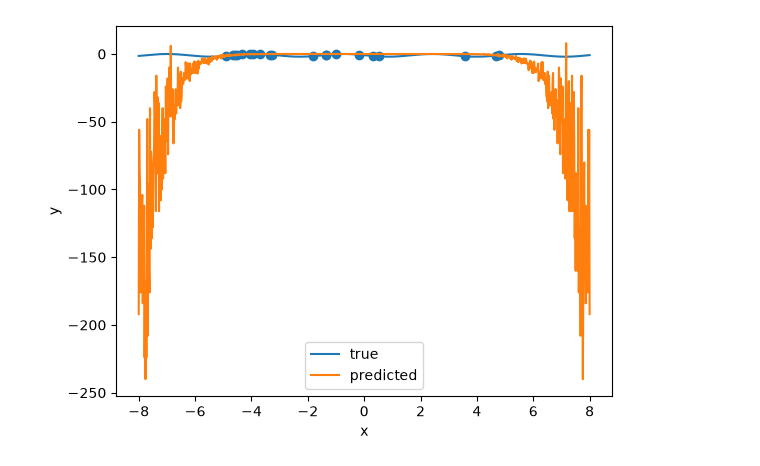
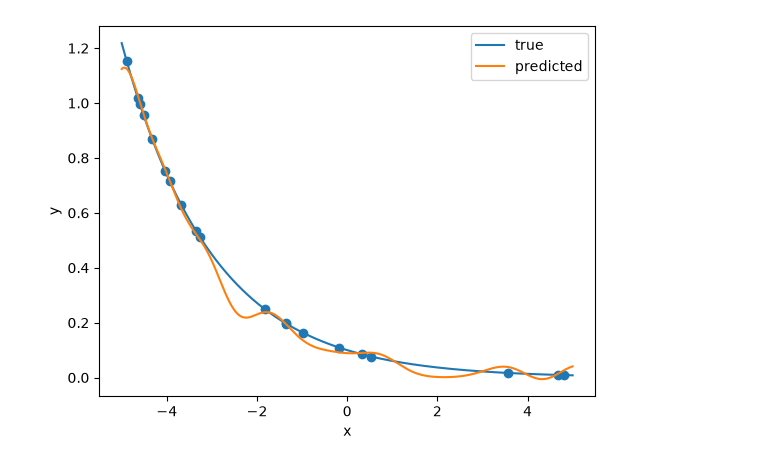
Before and after one commit to mariette03/machine_learning_cc, a Jupyter notebook: Assignment1_Code.ipynb, the cells around one changed output. Cells and saved outputs as stored; diff of their text form; code cells hidden in the pictures.

```diff
--- a/Assignment1_Code.ipynb
+++ b/Assignment1_Code.ipynb
@@ -148,23 +134,39 @@ array([-1.82539225e-07])
+# %%
+function_to_investigate_string = 'exp' # TODO das ist eine sehr hässliche art und weise das zu programmieren aber mei wir machen ja nicht auf robustheit
+number_of_training_samples = 20
+length_scale = 0.5
+basis_functions_string = 'RBF'
+polynomial_degree = 4 # TODO discuss man sieht die form der basis functions
+noise_index = 0.05
+# TODO über uncertainty reden
+
+lower_boundary = -5
+upper_boundary = 5
+
+rng = np.random.default_rng(42)
+
+regressor, function_to_investigate, x_train, basis_functions_verbose = create_regressor(function_to_investigate_string, basis_functions_string, number_of_training_samples, rng, length_scale, polynomial_degree, noise_index, lower_boundary, upper_boundary)
 # %%
-x_all = np.linspace(lower_boundary-3, upper_boundary+3, 1000)
+x_all = np.linspace(lower_boundary, upper_boundary, 1000)
 y_all_true = function_to_investigate(x_all)
+y_train = function_to_investigate(x_train)
 y_all_predicted = regressor.predict(x_all)
 # TODO x_train punkte markieren und mit verschiedenen anzahlen davon ausprobieren und verschiedener menge noise und verschiedenen kernels
 
 plt.plot(x_all, y_all_true, label = "true")
 plt.plot(x_all, y_all_predicted, label = "predicted")
 plt.scatter(x_train, y_train)
 plt.xlabel("x")
 plt.ylabel(r"y")
 plt.legend()
 plt.savefig(f"Task_1_{basis_functions_verbose}_n_{number_of_training_samples}_{function_to_investigate_string}_noise_{noise_index}.png", dpi=300, bbox_inches="tight")
 plt.show()
 
 # Hyperparameter to vary TODO: gamma in RBF, ggf auch mal linear kernel, wie viele stützpunkte, regulazierer, welche function, amount of noise und ob es known ist oder nicht - ist letzteres das was sagt ob regularizer zu groß oder passend ist?
 
 # TODO über sparse GPR sprechen - committee error nur dabei relevant nicht bei unserm full GPR
 # so nen TODO schönen error plot machen wie auf folie 26?
 # TODO hyperparam search over gamma
 # TODO regulazier small oder groß wählen? Was heißt groß oder klein überhaupt? Figure 3 caption
 # %% [output]
-[figure, old version]
+[figure, new version]
```
Also changed, not shown: parts of 2 cells of this notebook, 6 other files.
